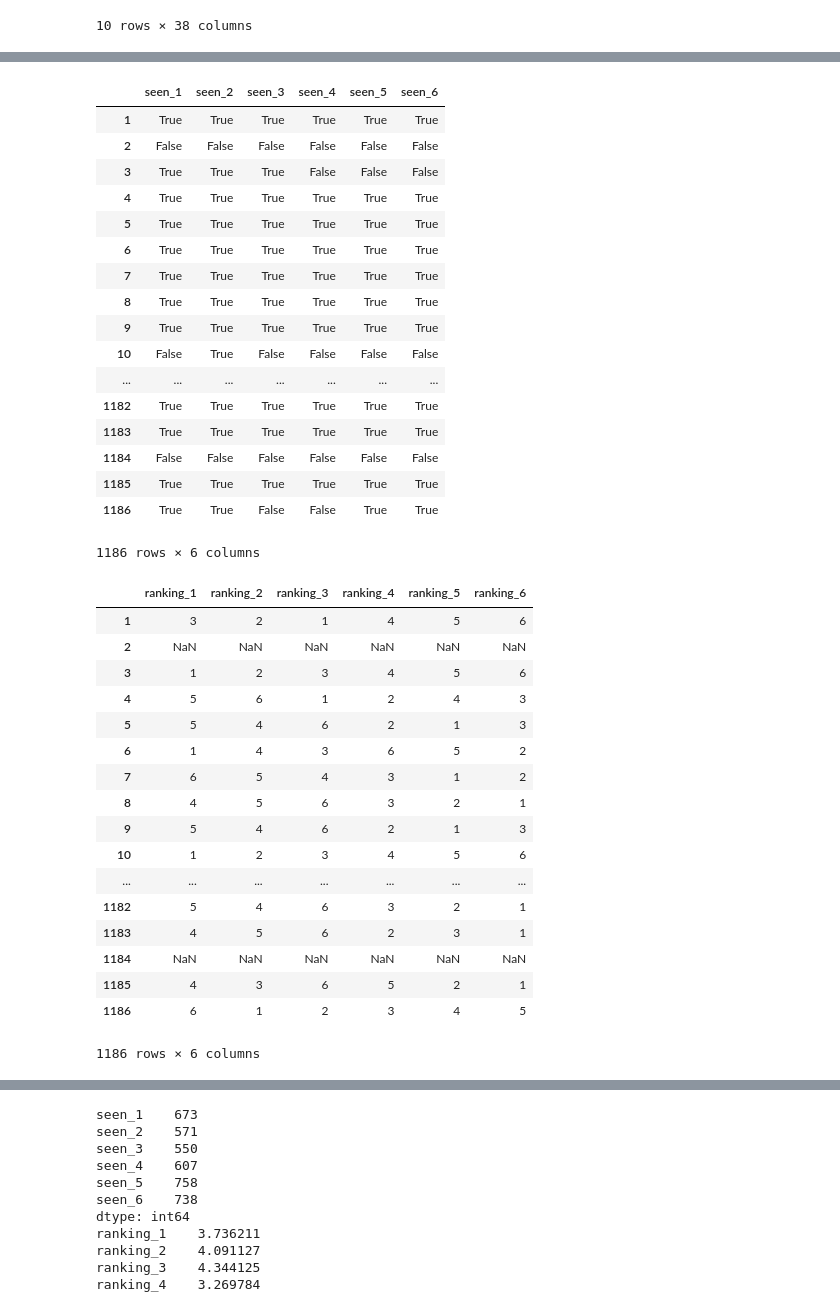
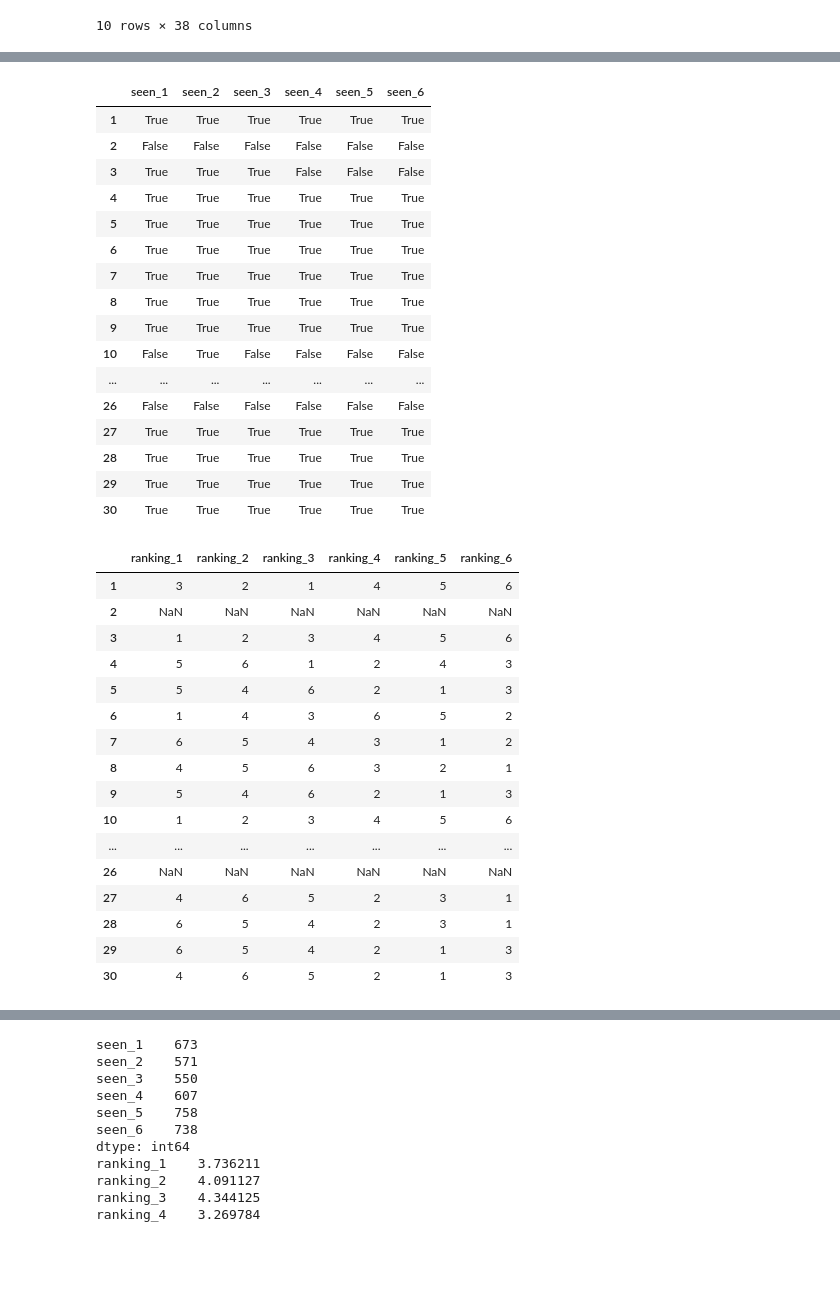
Before and after one commit to matiasconde/Star-Wars-Survey, a Jupyter notebook: Notebook.ipynb, the cells around one changed output, grey strips where cells are left out. Drawn from its saved outputs; the diff is of its cells as text; code cells hidden in the pictures; blank space fills up the shorter version.

```diff
--- a/Notebook.ipynb
+++ b/Notebook.ipynb
@@ -91,6 +91,6 @@ print(dict_rename)
 # %%
 star_wars = star_wars.rename(columns = dict_rename)
-star_wars[star_wars.columns[3:9]]
+star_wars[star_wars.columns[3:9]].head(30)
 # %% [output]
 |  | seen_1 | seen_2 | seen_3 | seen_4 | seen_5 | seen_6 |
 | 1 | True | True | True | True | True | True |
@@ -104,41 +104,39 @@ star_wars[star_wars.columns[3:9]]
 | 9 | True | True | True | True | True | True |
 | 10 | False | True | False | False | False | False |
 | ... | ... | ... | ... | ... | ... | ... |
-| 1182 | True | True | True | True | True | True |
-| 1183 | True | True | True | True | True | True |
-| 1184 | False | False | False | False | False | False |
-| 1185 | True | True | True | True | True | True |
-| 1186 | True | True | False | False | True | True |
+| 26 | False | False | False | False | False | False |
+| 27 | True | True | True | True | True | True |
+| 28 | True | True | True | True | True | True |
+| 29 | True | True | True | True | True | True |
+| 30 | True | True | True | True | True | True |
-1186 rows × 6 columns
 # %%
 star_wars[star_wars.columns[9:15]].astype(float)
 
 dict_rename2 = {}
 
 for i,column in enumerate(star_wars.columns[9:15]):
     dict_rename2[column] = "ranking_{0}".format(i+1)
 
 star_wars = star_wars.rename(columns=dict_rename2)
-star_wars[star_wars.columns[9:15]]
+star_wars[star_wars.columns[9:15]].head(30)
 # %% [output]
 |  | ranking_1 | ranking_2 | ranking_3 | ranking_4 | ranking_5 | ranking_6 |
 | 1 | 3 | 2 | 1 | 4 | 5 | 6 |
 | 2 | NaN | NaN | NaN | NaN | NaN | NaN |
 | 3 | 1 | 2 | 3 | 4 | 5 | 6 |
 | 4 | 5 | 6 | 1 | 2 | 4 | 3 |
 | 5 | 5 | 4 | 6 | 2 | 1 | 3 |
 | 6 | 1 | 4 | 3 | 6 | 5 | 2 |
 | 7 | 6 | 5 | 4 | 3 | 1 | 2 |
 | 8 | 4 | 5 | 6 | 3 | 2 | 1 |
 | 9 | 5 | 4 | 6 | 2 | 1 | 3 |
 | 10 | 1 | 2 | 3 | 4 | 5 | 6 |
 | ... | ... | ... | ... | ... | ... | ... |
-| 1182 | 5 | 4 | 6 | 3 | 2 | 1 |
-| 1183 | 4 | 5 | 6 | 2 | 3 | 1 |
-| 1184 | NaN | NaN | NaN | NaN | NaN | NaN |
-| 1185 | 4 | 3 | 6 | 5 | 2 | 1 |
-| 1186 | 6 | 1 | 2 | 3 | 4 | 5 |
+| 26 | NaN | NaN | NaN | NaN | NaN | NaN |
+| 27 | 4 | 6 | 5 | 2 | 3 | 1 |
+| 28 | 6 | 5 | 4 | 2 | 3 | 1 |
+| 29 | 6 | 5 | 4 | 2 | 1 | 3 |
+| 30 | 4 | 6 | 5 | 2 | 1 | 3 |
-1186 rows × 6 columns
 # %%
 dictionary = {np.NaN:0}
 rankings = star_wars[star_wars.columns[9:15]]
```
Also changed, not shown: parts of 32 cells of this notebook.
